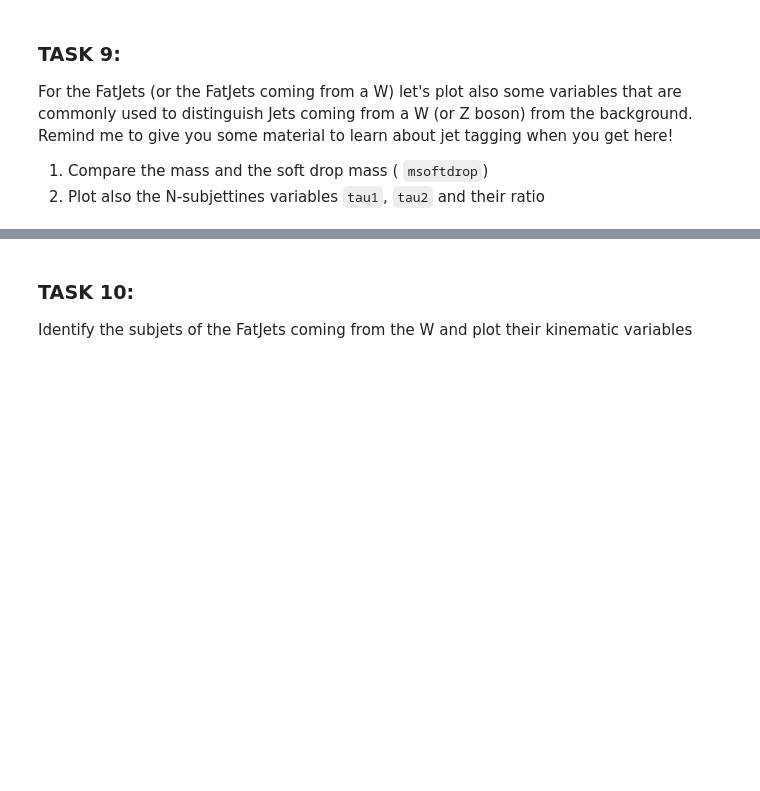
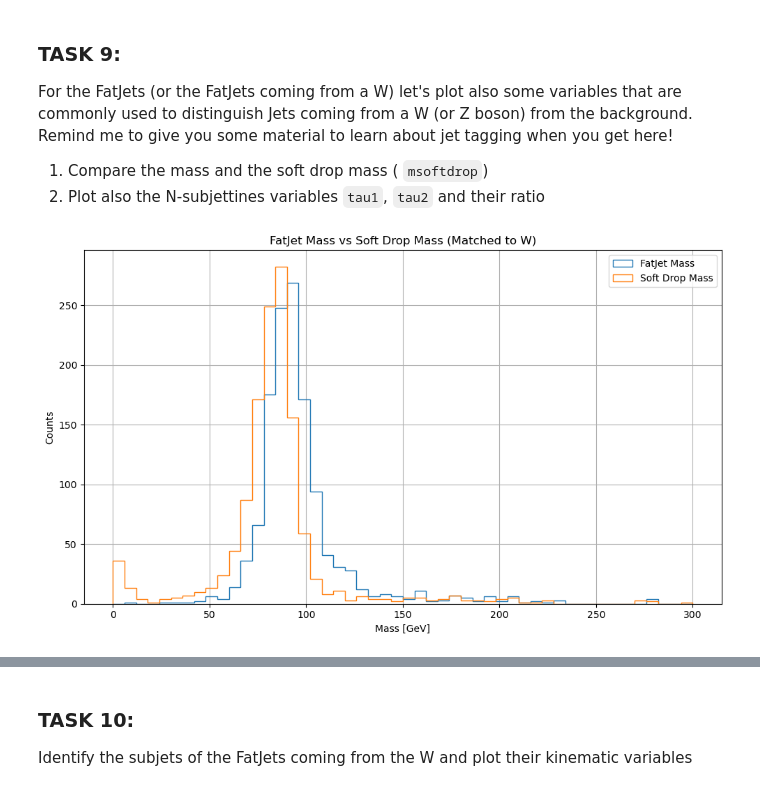
Before and after one commit to aimenobaid/polarization, a Jupyter notebook: resonancesTest_plotVariables.ipynb, the cells around one changed output, grey strips where cells are left out. Drawn from its saved outputs; the diff is of its cells as text; code cells hidden in the pictures; blank space fills up the shorter version.

```diff
--- a/resonancesTest_plotVariables.ipynb
+++ b/resonancesTest_plotVariables.ipynb
@@ -470,6 +470,9 @@ def get_w_quark_pairs(events):
             if len(daughter_quarks_indices_in_event) == 2:
                 w_quark_map[(evt_idx, w_idx_in_event)] = daughter_quarks_indices_in_event
     return w_quark_map
+# %%
+# Extract the map of W bosons to their decay quark indices
+w_quark_map = get_w_quark_pairs(events)
 # %%
 # This code was written by David https://github.com/wbuitrago/Scripts_HadronicVBS/blob/main/Costheta.py
 # Matching GenJetAK8 and FatJet with the quark pairs coming from the W decay
@@ -520,6 +523,9 @@ def match_w_to_fatjets(events, w_quark_map):
 
     # Convert list-of-lists of records back into ak.Array
     return ak.Array(matched_fatjets_per_event)
+# %%
+# Match FatJets to the quark pairs from W decay using GenJetAK8 association
+matched_fatjets = match_w_to_fatjets(events, w_quark_map)
 # %% [markdown]
 ### TASK 8:
 
@@ -539,3 +624,28 @@ Do you understand the plot?
 For the FatJets (or the FatJets coming from a W) let's plot also some variables that are commonly used to distinguish Jets coming from a W (or Z boson) from the background. Remind me to give you some material to learn about jet tagging when you get here!
 1. Compare the mass and the soft drop mass ( `msoftdrop`)
 2. Plot also the N-subjettines variables `tau1`, `tau2` and their ratio
+# %%
+# Task 9
+## define the dataset
+## extract properties of FatJets matched to W
+matched_fatjet_mass       = ak.to_numpy(ak.flatten(matched_fatjets.mass))
+matched_fatjet_msoftdrop  = ak.to_numpy(ak.flatten(matched_fatjets.msoftdrop))
+matched_fatjet_tau1       = ak.to_numpy(ak.flatten(matched_fatjets.tau1))
+matched_fatjet_tau2       = ak.to_numpy(ak.flatten(matched_fatjets.tau2))
+
+# avoid divide-by-zero by masking invalid tau1 values
+valid_tau_mask = matched_fatjet_tau1 > 0
+tau21 = matched_fatjet_tau2[valid_tau_mask] / matched_fatjet_tau1[valid_tau_mask]
+# %%
+plt.figure(figsize=(10, 6))
+plt.hist(matched_fatjet_mass, bins=50, range=(0, 300), histtype='step', label="FatJet Mass")
+plt.hist(matched_fatjet_msoftdrop, bins=50, range=(0, 300), histtype='step', label="Soft Drop Mass")
+plt.xlabel("Mass [GeV]")
+plt.ylabel("Counts")
+plt.title("FatJet Mass vs Soft Drop Mass (Matched to W)")
+plt.legend()
+plt.grid(True)
+plt.tight_layout()
+plt.show()
+# %% [output]
+[figure, added]
```
Also changed, not shown: parts of 11 cells of this notebook.
